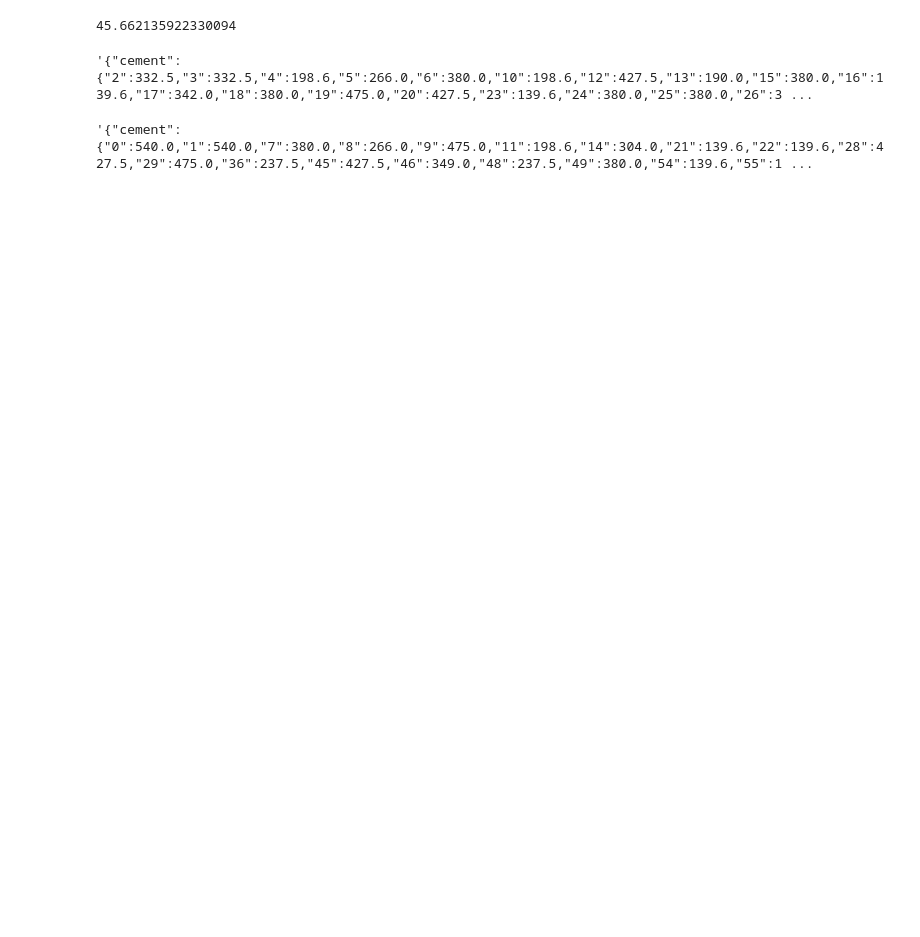
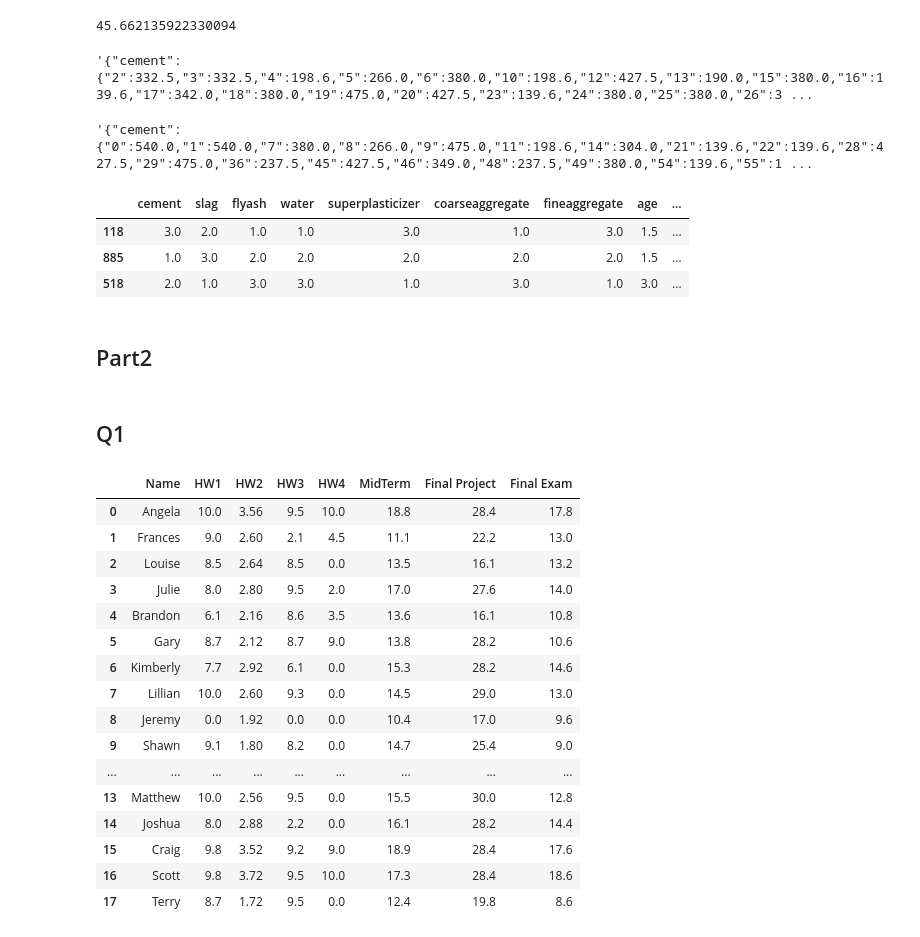
Before and after one commit to olyanos/kfupmCourse, a Jupyter notebook: module2/Day2.ipynb, the cells around one changed output. Cells and saved outputs as stored; diff of their text form; code cells hidden in the pictures; blank space fills up the shorter version.

```diff
--- a/module2/Day2.ipynb
+++ b/module2/Day2.ipynb
@@ -56,3 +56,35 @@ conDataAboveAverage
 conDataBelowAverage
 # %% [output]
 '{"cement":{"0":540.0,"1":540.0,"7":380.0,"8":266.0,"9":475.0,"11":198.6,"14":304.0,"21":139.6,"22":139.6,"28":427.5,"29":475.0,"36":237.5,"45":427.5,"46":349.0,"48":237.5,"49":380.0,"54":139.6,"55":1 ...
+# %%
+sk_pd.sample(n=3).sort_values(by='water').rank()
+# %% [output]
+|  | cement | slag | flyash | water | superplasticizer | coarseaggregate | fineaggregate | age | ... |
+| 118 | 3.0 | 2.0 | 1.0 | 1.0 | 3.0 | 1.0 | 3.0 | 1.5 | ... |
+| 885 | 1.0 | 3.0 | 2.0 | 2.0 | 2.0 | 2.0 | 2.0 | 1.5 | ... |
+| 518 | 2.0 | 1.0 | 3.0 | 3.0 | 1.0 | 3.0 | 1.0 | 3.0 | ... |
+# %% [markdown]
+## Part2
+# %% [markdown]
+## Q1
+# %%
+sc_pd = pd.read_csv('Data files/stud_scores.csv')
+sc_pd
+# %% [output]
+|  | Name | HW1 | HW2 | HW3 | HW4 | MidTerm | Final Project | Final Exam |
+| 0 | Angela | 10.0 | 3.56 | 9.5 | 10.0 | 18.8 | 28.4 | 17.8 |
+| 1 | Frances | 9.0 | 2.60 | 2.1 | 4.5 | 11.1 | 22.2 | 13.0 |
+| 2 | Louise | 8.5 | 2.64 | 8.5 | 0.0 | 13.5 | 16.1 | 13.2 |
+| 3 | Julie | 8.0 | 2.80 | 9.5 | 2.0 | 17.0 | 27.6 | 14.0 |
+| 4 | Brandon | 6.1 | 2.16 | 8.6 | 3.5 | 13.6 | 16.1 | 10.8 |
+| 5 | Gary | 8.7 | 2.12 | 8.7 | 9.0 | 13.8 | 28.2 | 10.6 |
+| 6 | Kimberly | 7.7 | 2.92 | 6.1 | 0.0 | 15.3 | 28.2 | 14.6 |
+| 7 | Lillian | 10.0 | 2.60 | 9.3 | 0.0 | 14.5 | 29.0 | 13.0 |
+| 8 | Jeremy | 0.0 | 1.92 | 0.0 | 0.0 | 10.4 | 17.0 | 9.6 |
+| 9 | Shawn | 9.1 | 1.80 | 8.2 | 0.0 | 14.7 | 25.4 | 9.0 |
+| ... | ... | ... | ... | ... | ... | ... | ... | ... |
+| 13 | Matthew | 10.0 | 2.56 | 9.5 | 0.0 | 15.5 | 30.0 | 12.8 |
+| 14 | Joshua | 8.0 | 2.88 | 2.2 | 0.0 | 16.1 | 28.2 | 14.4 |
+| 15 | Craig | 9.8 | 3.52 | 9.2 | 9.0 | 18.9 | 28.4 | 17.6 |
+| 16 | Scott | 9.8 | 3.72 | 9.5 | 10.0 | 17.3 | 28.4 | 18.6 |
+| 17 | Terry | 8.7 | 1.72 | 9.5 | 0.0 | 12.4 | 19.8 | 8.6 |
```
Also changed, not shown: parts of 12 cells of this notebook, 3 other files.
